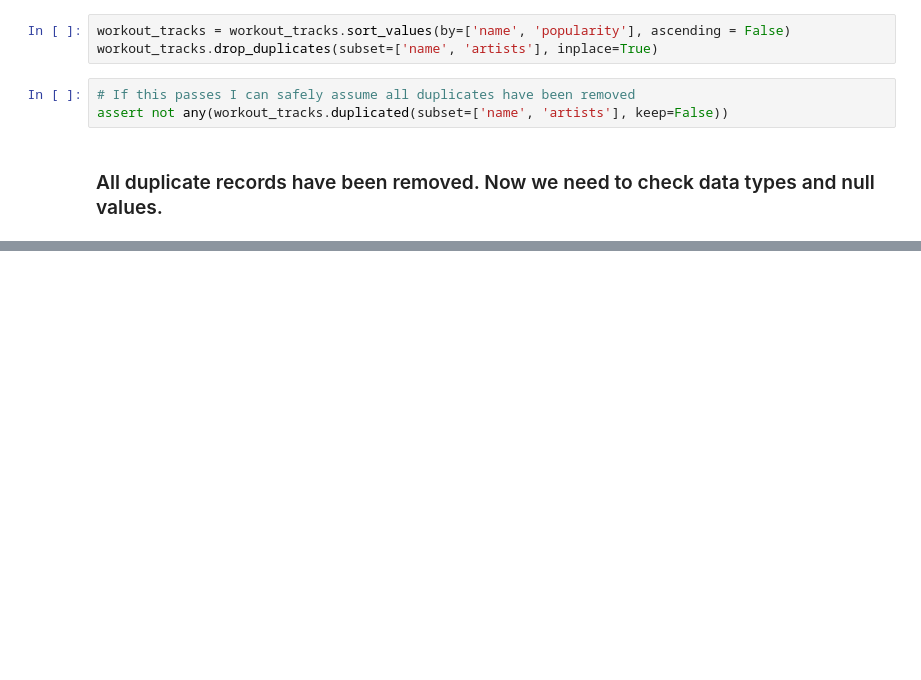
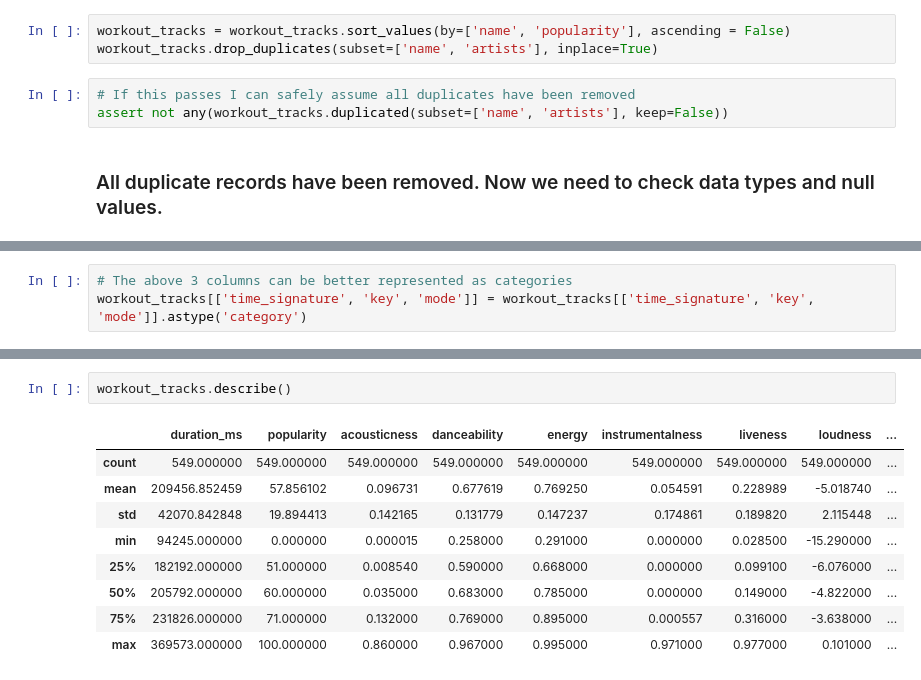
Before and after one commit to csaravia97/Playlist-Analysis, a Jupyter notebook: Spotify.ipynb, the cells around one changed output, grey strips where cells are left out. Drawn from its saved outputs; the diff is of its cells as text; blank space fills up the shorter version.

```diff
--- a/Spotify.ipynb
+++ b/Spotify.ipynb
@@ -242,0 +290,3 @@ assert not any(workout_tracks.duplicated(subset=['name', 'artists'], keep=False)
+# %%
+# The above 3 columns can be better represented as categories
+workout_tracks[['time_signature', 'key', 'mode']] = workout_tracks[['time_signature', 'key', 'mode']].astype('category')
@@ -242,0 +314,12 @@ assert not any(workout_tracks.duplicated(subset=['name', 'artists'], keep=False)
+# %%
+workout_tracks.describe()
+# %% [output]
+|  | duration_ms | popularity | acousticness | danceability | energy | instrumentalness | liveness | loudness | ... |
+| count | 549.000000 | 549.000000 | 549.000000 | 549.000000 | 549.000000 | 549.000000 | 549.000000 | 549.000000 | ... |
+| mean | 209456.852459 | 57.856102 | 0.096731 | 0.677619 | 0.769250 | 0.054591 | 0.228989 | -5.018740 | ... |
+| std | 42070.842848 | 19.894413 | 0.142165 | 0.131779 | 0.147237 | 0.174861 | 0.189820 | 2.115448 | ... |
+| min | 94245.000000 | 0.000000 | 0.000015 | 0.258000 | 0.291000 | 0.000000 | 0.028500 | -15.290000 | ... |
+| 25% | 182192.000000 | 51.000000 | 0.008540 | 0.590000 | 0.668000 | 0.000000 | 0.099100 | -6.076000 | ... |
+| 50% | 205792.000000 | 60.000000 | 0.035000 | 0.683000 | 0.785000 | 0.000000 | 0.149000 | -4.822000 | ... |
+| 75% | 231826.000000 | 71.000000 | 0.132000 | 0.769000 | 0.895000 | 0.000557 | 0.316000 | -3.638000 | ... |
+| max | 369573.000000 | 100.000000 | 0.860000 | 0.967000 | 0.995000 | 0.971000 | 0.977000 | 0.101000 | ... |
```
Also changed, not shown: parts of 12 cells of this notebook.
